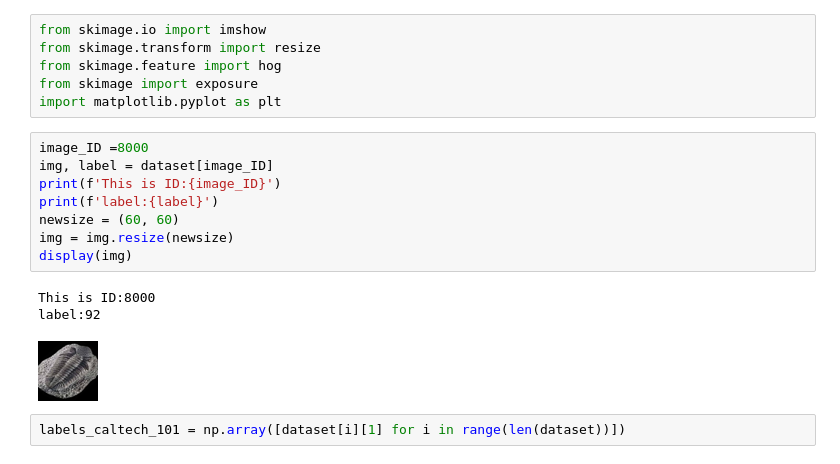
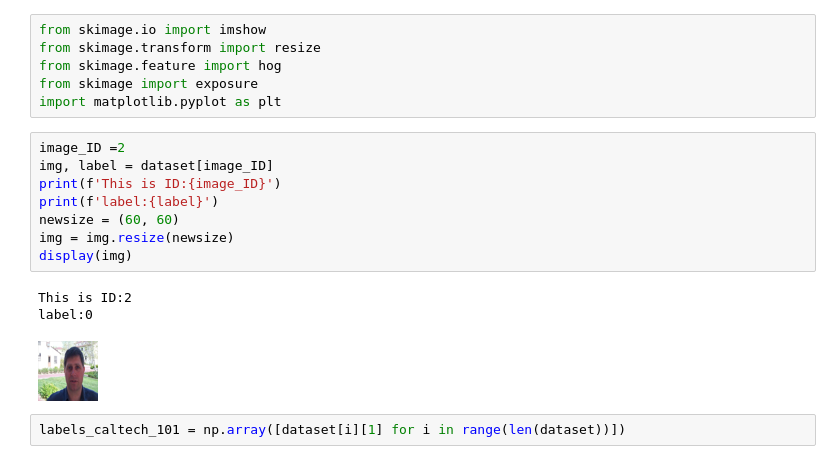
Before and after one commit to Abhi-2526/CSE515-Project, a Jupyter notebook: Phase2_draft.ipynb, the cells around one changed output. Cells and saved outputs as stored; diff of their text form.

```diff
--- a/Phase2_draft.ipynb
+++ b/Phase2_draft.ipynb
@@ -38,17 +60,17 @@ from skimage.feature import hog
 from skimage import exposure
 import matplotlib.pyplot as plt
 # %%
-image_ID =8000
+image_ID =2
 img, label = dataset[image_ID]
 print(f'This is ID:{image_ID}')
 print(f'label:{label}')
 newsize = (60, 60)
 img = img.resize(newsize)
 display(img)
 # %% [output]
-This is ID:8000
-label:92
+This is ID:2
+label:0
-[figure, old version]
+[figure, new version]
 # %%
 labels_caltech_101 = np.array([dataset[i][1] for i in range(len(dataset))])
 # %%
```
Also changed, not shown: parts of 41 cells of this notebook.
